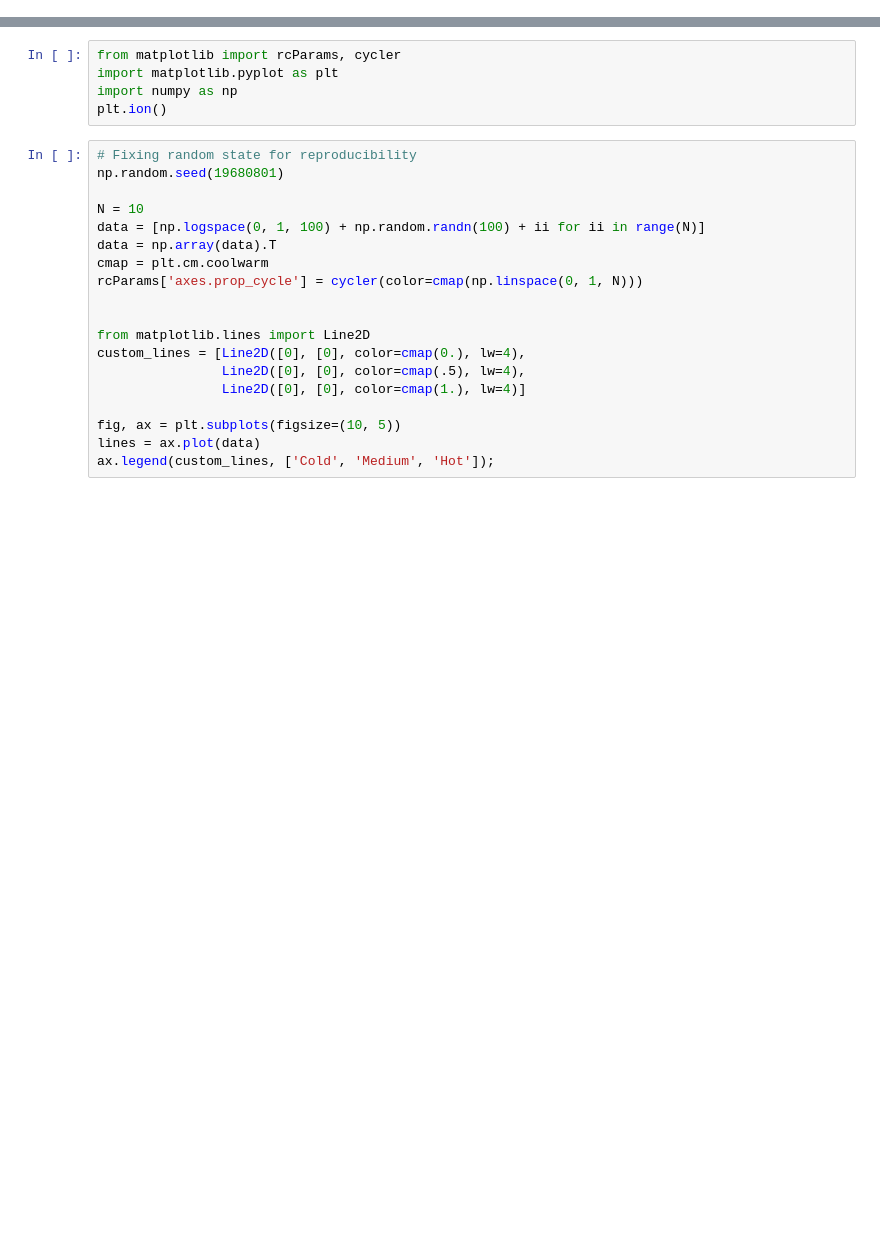
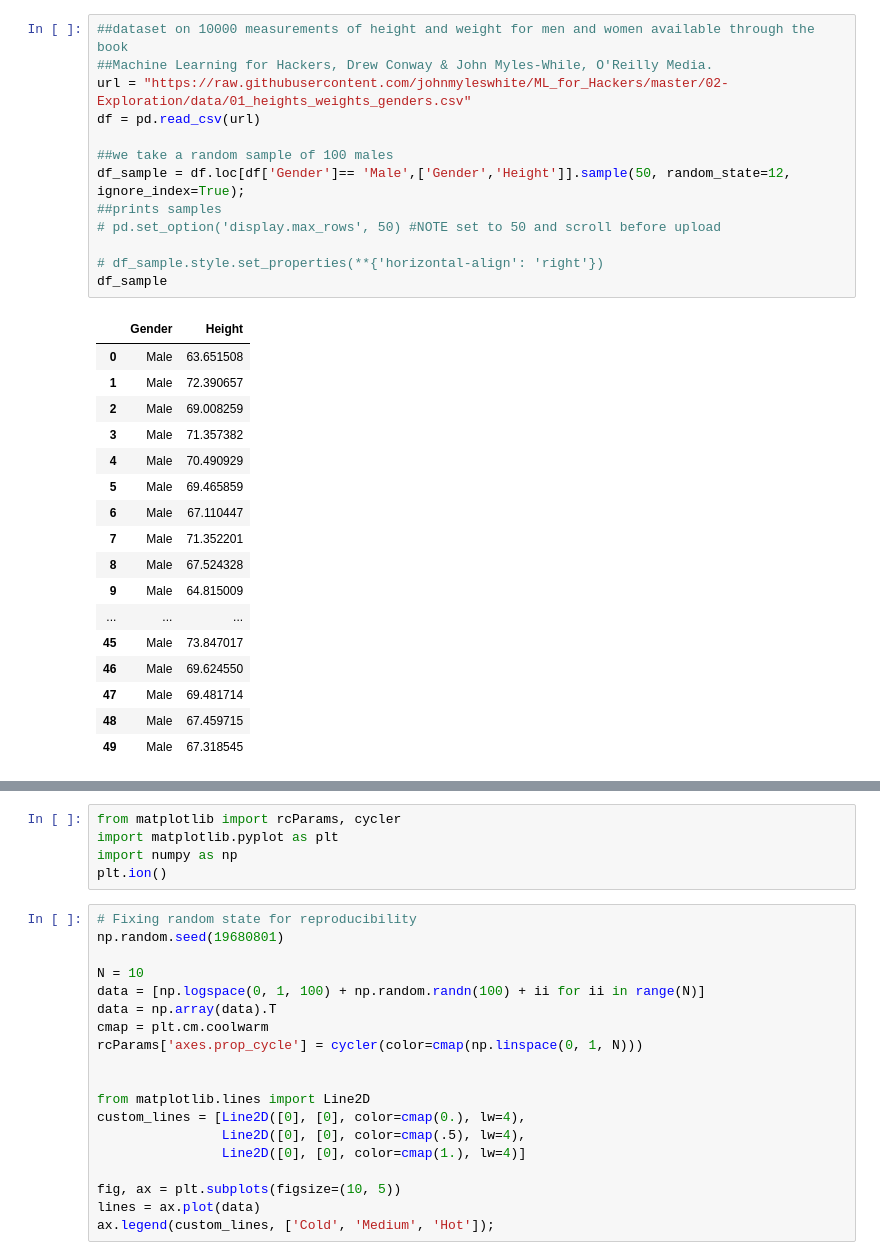
Before and after one commit to ashejim/mynewbook, a Jupyter notebook: notebooks.ipynb, the cells around one changed output, grey strips where cells are left out. Drawn from its saved outputs; the diff is of its cells as text; blank space fills up the shorter version.

```diff
--- a/notebooks.ipynb
+++ b/notebooks.ipynb
@@ -0,0 +41,31 @@
+# %%
+##dataset on 10000 measurements of height and weight for men and women available through the book
+##Machine Learning for Hackers, Drew Conway & John Myles-While, O'Reilly Media.
+url = "https://raw.githubusercontent.com/johnmyleswhite/ML_for_Hackers/master/02-Exploration/data/01_heights_weights_genders.csv"
+df = pd.read_csv(url)
+
+##we take a random sample of 100 males
+df_sample = df.loc[df['Gender']== 'Male',['Gender','Height']].sample(50, random_state=12, ignore_index=True);
+##prints samples
+# pd.set_option('display.max_rows', 50) #NOTE set to 50 and scroll before upload
+
+# df_sample.style.set_properties(**{'horizontal-align': 'right'})
+df_sample
+# %% [output]
+|  | Gender | Height |
+| 0 | Male | 63.651508 |
+| 1 | Male | 72.390657 |
+| 2 | Male | 69.008259 |
+| 3 | Male | 71.357382 |
+| 4 | Male | 70.490929 |
+| 5 | Male | 69.465859 |
+| 6 | Male | 67.110447 |
+| 7 | Male | 71.352201 |
+| 8 | Male | 67.524328 |
+| 9 | Male | 64.815009 |
+| ... | ... | ... |
+| 45 | Male | 73.847017 |
+| 46 | Male | 69.624550 |
+| 47 | Male | 69.481714 |
+| 48 | Male | 67.459715 |
+| 49 | Male | 67.318545 |
```
Also changed, not shown: parts of 18 cells of this notebook, 9 other files.
